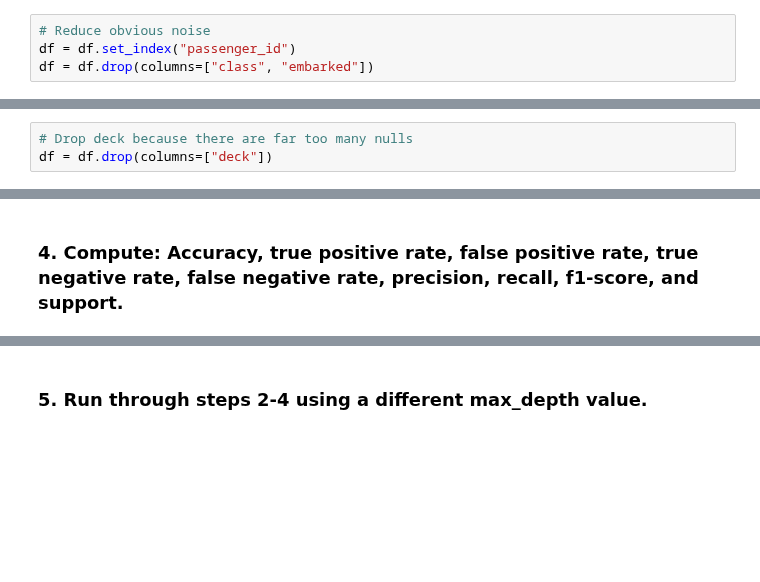
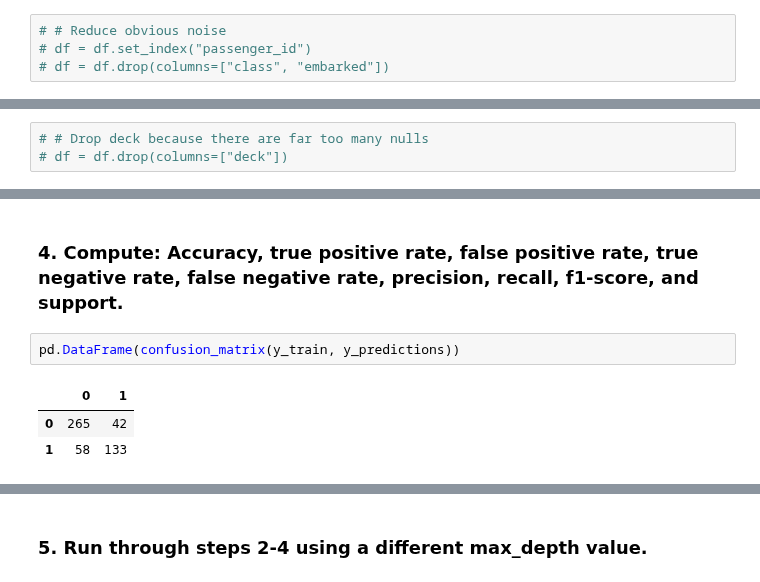
Before and after one commit to Daniel-Northcutt/classification_exercises, a Jupyter notebook: model.ipynb, the cells around one changed output, grey strips where cells are left out. Cells and saved outputs as stored; diff of their text form; blank space fills up the shorter version.

```diff
--- a/model.ipynb
+++ b/model.ipynb
@@ -62,6 +81,6 @@ df
 # df = df.drop(columns = ['deck', 'embarked'])
 # df.embark_town = df.embark_town.fillna(value=df.embark_town.mode())
 # %%
-# Reduce obvious noise
-df = df.set_index("passenger_id")
-df = df.drop(columns=["class", "embarked"])
+# # Reduce obvious noise
+# df = df.set_index("passenger_id")
+# df = df.drop(columns=["class", "embarked"])
@@ -71,4 +87,4 @@ df.isna().sum()
 # %%
-# Drop deck because there are far too many nulls
-df = df.drop(columns=["deck"])
+# # Drop deck because there are far too many nulls
+# df = df.drop(columns=["deck"])
 # %%
@@ -165,6 +247,12 @@ one depth tree is able to get it right 80% of the time - could be asking are you
 code18 isn't necessary just depends on how you like to visualize
 # %% [markdown]
 ### 4. Compute: Accuracy, true positive rate, false positive rate, true negative rate, false negative rate, precision, recall, f1-score, and support.
+# %%
+pd.DataFrame(confusion_matrix(y_train, y_predictions))
+# %% [output]
+|  | 0 | 1 |
+| 0 | 265 | 42 |
+| 1 | 58 | 133 |
 # %%
 # If not-survived is our positive case
 TP = 265
```
Also changed, not shown: parts of 60 cells of this notebook.
